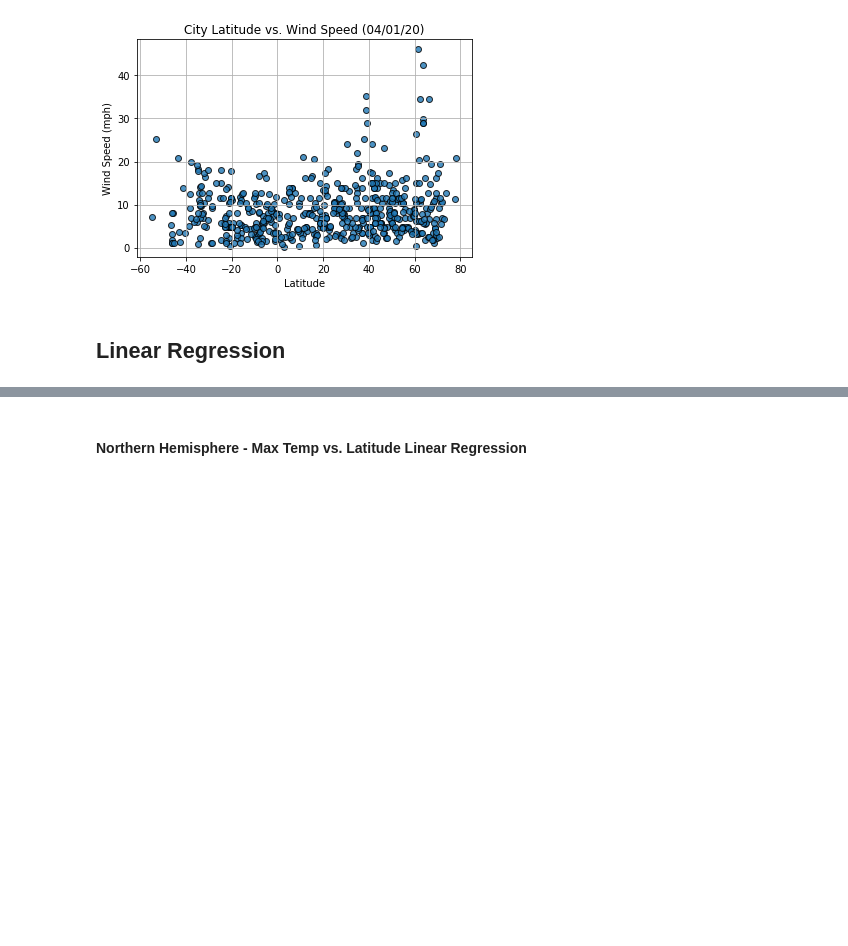
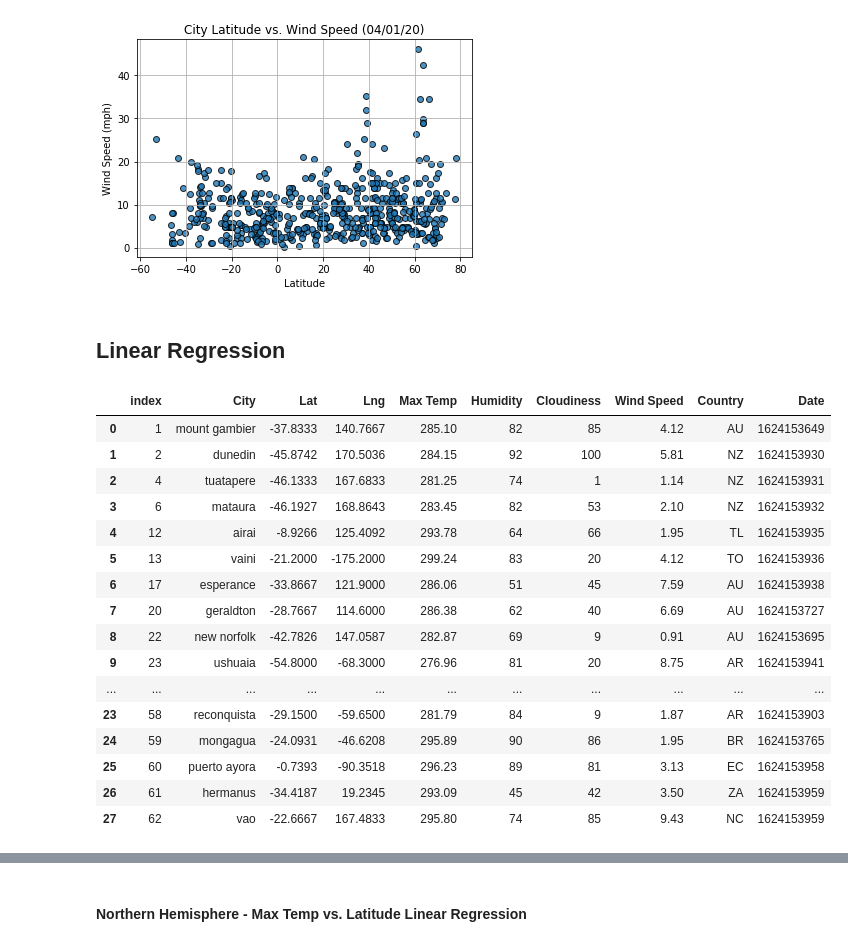
Before and after one commit to cjdance/python-api-challenge, a Jupyter notebook: WeatherPy/WeatherPy-Test.ipynb, the cells around one changed output, grey strips where cells are left out. Saved outputs shown, nothing was run; the diff lists cells and outputs as text; code cells hidden in the pictures; blank space fills up the shorter version.

Commit message:
Updated file with northern and southern hemisphere data frames.

```diff
--- a/WeatherPy/WeatherPy-Test.ipynb
+++ b/WeatherPy/WeatherPy-Test.ipynb
@@ -254,4 +254,25 @@ lat_plot = clean_city_data.plot(kind = 'scatter', x = 'Lat', y = 'Wind Speed', c
 # %%
 #slope, intercept, r, p, se = linregress(x, y)
 # %%
-north_hemi = clean_city_data.loc[clean_city_data.]
+north_hemi = clean_city_data.loc[clean_city_data['Lat'] > 0]
+south_hemi = clean_city_data.loc[clean_city_data['Lat'] < 0]
+# %%
+south_hemi.reset_index()
+# %% [output]
+|  | index | City | Lat | Lng | Max Temp | Humidity | Cloudiness | Wind Speed | Country | Date |
+| 0 | 1 | mount gambier | -37.8333 | 140.7667 | 285.10 | 82 | 85 | 4.12 | AU | 1624153649 |
+| 1 | 2 | dunedin | -45.8742 | 170.5036 | 284.15 | 92 | 100 | 5.81 | NZ | 1624153930 |
+| 2 | 4 | tuatapere | -46.1333 | 167.6833 | 281.25 | 74 | 1 | 1.14 | NZ | 1624153931 |
+| 3 | 6 | mataura | -46.1927 | 168.8643 | 283.45 | 82 | 53 | 2.10 | NZ | 1624153932 |
+| 4 | 12 | airai | -8.9266 | 125.4092 | 293.78 | 64 | 66 | 1.95 | TL | 1624153935 |
+| 5 | 13 | vaini | -21.2000 | -175.2000 | 299.24 | 83 | 20 | 4.12 | TO | 1624153936 |
+| 6 | 17 | esperance | -33.8667 | 121.9000 | 286.06 | 51 | 45 | 7.59 | AU | 1624153938 |
+| 7 | 20 | geraldton | -28.7667 | 114.6000 | 286.38 | 62 | 40 | 6.69 | AU | 1624153727 |
+| 8 | 22 | new norfolk | -42.7826 | 147.0587 | 282.87 | 69 | 9 | 0.91 | AU | 1624153695 |
+| 9 | 23 | ushuaia | -54.8000 | -68.3000 | 276.96 | 81 | 20 | 8.75 | AR | 1624153941 |
+| ... | ... | ... | ... | ... | ... | ... | ... | ... | ... | ... |
+| 23 | 58 | reconquista | -29.1500 | -59.6500 | 281.79 | 84 | 9 | 1.87 | AR | 1624153903 |
+| 24 | 59 | mongagua | -24.0931 | -46.6208 | 295.89 | 90 | 86 | 1.95 | BR | 1624153765 |
+| 25 | 60 | puerto ayora | -0.7393 | -90.3518 | 296.23 | 89 | 81 | 3.13 | EC | 1624153958 |
+| 26 | 61 | hermanus | -34.4187 | 19.2345 | 293.09 | 45 | 42 | 3.50 | ZA | 1624153959 |
+| 27 | 62 | vao | -22.6667 | 167.4833 | 295.80 | 74 | 85 | 9.43 | NC | 1624153959 |
```
Also changed, not shown: parts of 1 cell of this notebook.
